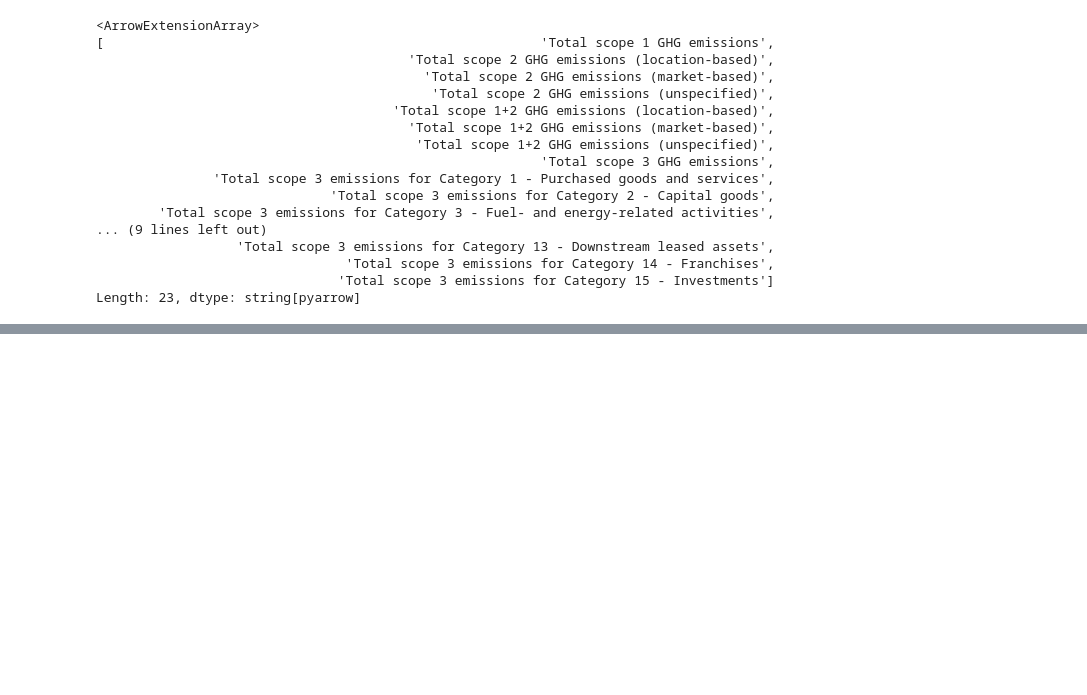
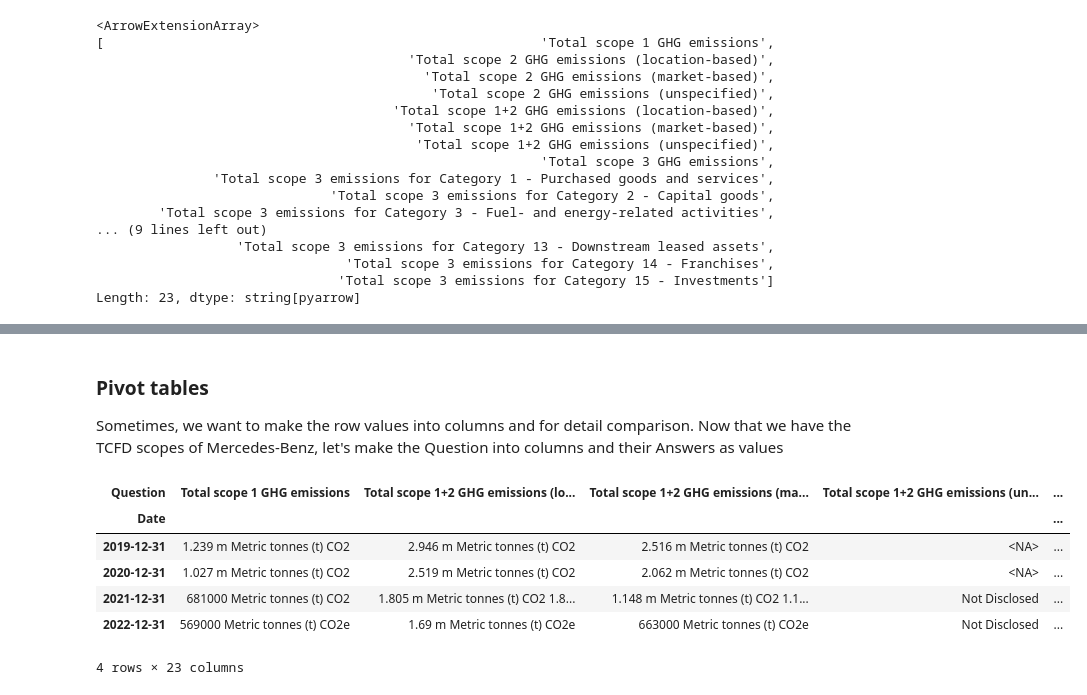
Before and after one commit to chrischank/python4data_zerotomiso, a Jupyter notebook: notebooks/03_DataFrame.ipynb, the cells around one changed output, grey strips where cells are left out. Drawn from its saved outputs; the diff is of its cells as text; code cells hidden in the pictures; blank space fills up the shorter version.

Commit message:
feat(v0.1.2): 03_DataFrame draft complete
03_DataFrame.ipynb draft complete with regex and pivot tables

```diff
--- a/notebooks/03_DataFrame.ipynb
+++ b/notebooks/03_DataFrame.ipynb
@@ -68,6 +68,14 @@ ESData_sample = pd.read_csv(f"{data_raw}/ESData_sample.csv", sep = ";")
 
 # Full E&S data
 ESData = pd.read_parquet(f"{data_raw}/ESData_full.parquet", dtype_backend = "pyarrow", engine = "pyarrow")
+date_cols = ESData.select_dtypes(include = "timestamp[us][pyarrow]").columns.tolist()
+
+ESData = ESData.astype({date_cols[0]: "date64[pyarrow]",
+                        date_cols[1]: "date64[pyarrow]"})
+
+ESData = ESData.astype({date_cols[0]: "string[pyarrow]",
+                        date_cols[1]: "string[pyarrow]"})
+
 print(ESData.size)
 
 # Calling our assigned E&S data automatically gives us the head of the DataFrame and the tail of the DataFrame
@@ -447,0 +456,24 @@ Merc_TCFD.sample(n = 5)
+# %% [markdown]
+### Pivot tables
+Sometimes, we want to make the row values into columns and for detail comparison.
+Now that we have the TCFD scopes of Mercedes-Benz, let's make the Question into columns and their Answers as values
+# %%
+# Pivot tables
+# Wow this got a bit complicated, don't worry this is exceptional
+# But let's just visualise the result, we can learn about lambda later.
+Merc_TCFDPivot = pd.pivot_table(Merc_TCFD, values = "Answer", columns = "Question", index = "Date", aggfunc = lambda x: " ".join(x))
+
+# Nice!
+# Let's save it
+with open(f"{data_processed}/Merc_TCFD.csv", "wb") as data:
+    Merc_TCFDPivot.to_csv(data, sep = ";")
+
+Merc_TCFDPivot
+# %% [output]
+| Question | Total scope 1 GHG emissions | Total scope 1+2 GHG emissions (lo... | Total scope 1+2 GHG emissions (ma... | Total scope 1+2 GHG emissions (un... | ... |
+| Date |  |  |  |  | ... |
+| 2019-12-31 | 1.239 m Metric tonnes (t) CO2 | 2.946 m Metric tonnes (t) CO2 | 2.516 m Metric tonnes (t) CO2 | <NA> | ... |
+| 2020-12-31 | 1.027 m Metric tonnes (t) CO2 | 2.519 m Metric tonnes (t) CO2 | 2.062 m Metric tonnes (t) CO2 | <NA> | ... |
+| 2021-12-31 | 681000 Metric tonnes (t) CO2 | 1.805 m Metric tonnes (t) CO2 1.8... | 1.148 m Metric tonnes (t) CO2 1.1... | Not Disclosed | ... |
+| 2022-12-31 | 569000 Metric tonnes (t) CO2e | 1.69 m Metric tonnes (t) CO2e | 663000 Metric tonnes (t) CO2e | Not Disclosed | ... |
+4 rows × 23 columns
```
Also changed, not shown: parts of 10 cells of this notebook.
